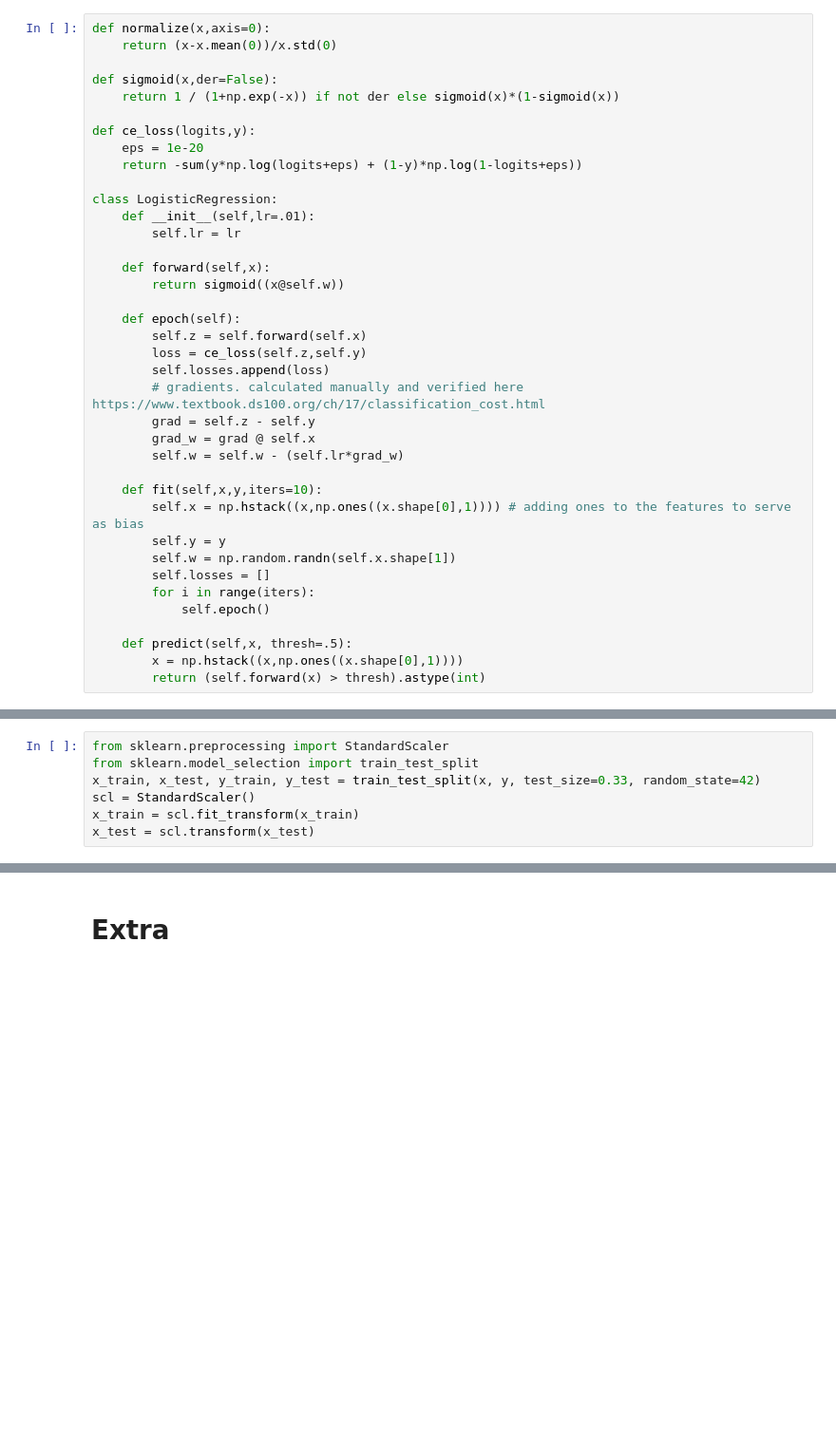
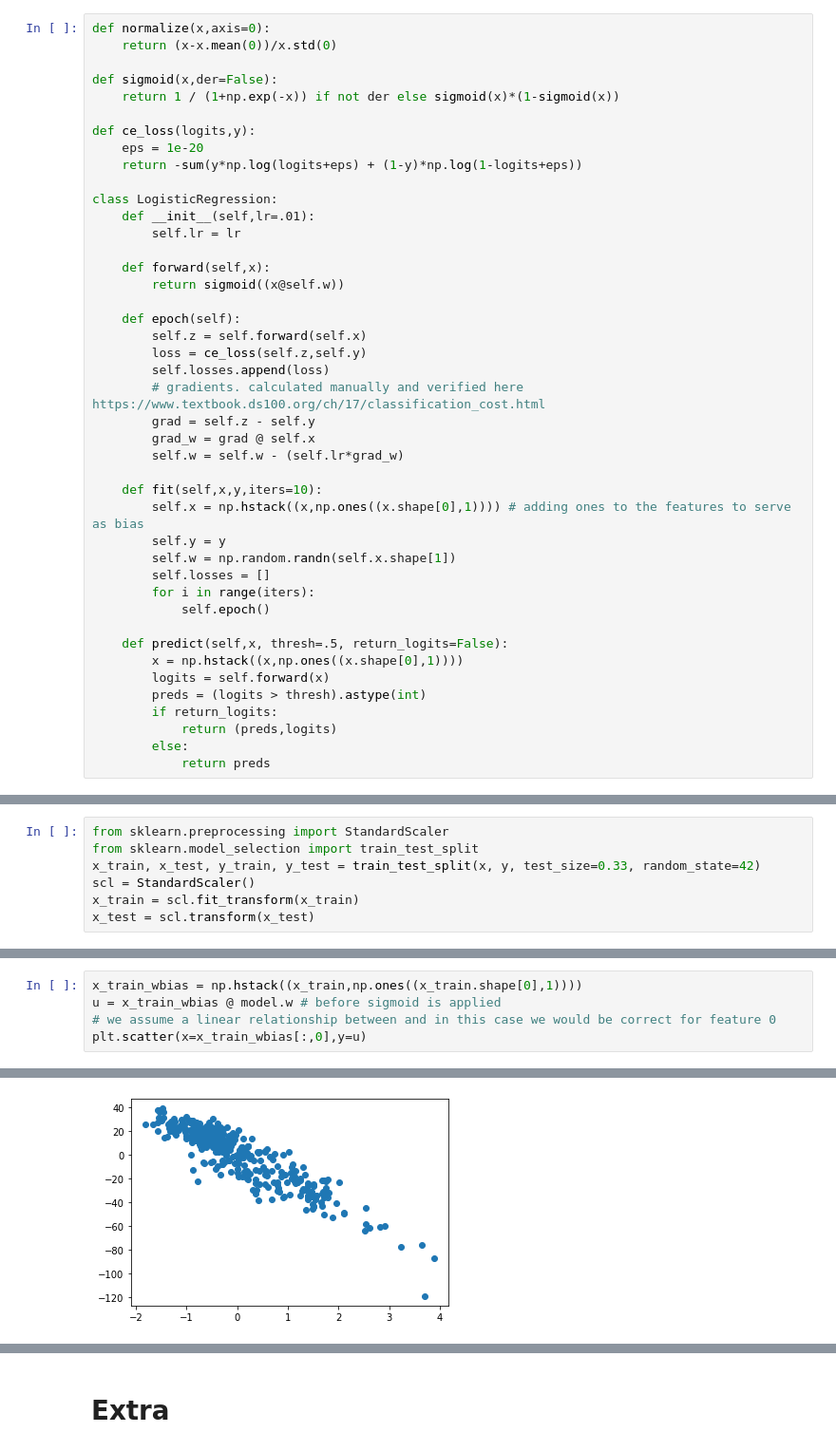
Before and after one commit to devkosal/code_challenges, a Jupyter notebook: logistic_regression.ipynb, the cells around one changed output, grey strips where cells are left out. Shown at 95% size. Saved outputs shown, nothing was run; the diff lists cells and outputs as text; blank space fills up the shorter version.

```diff
--- a/logistic_regression.ipynb
+++ b/logistic_regression.ipynb
@@ -41,9 +43,14 @@ class LogisticRegression:
         for i in range(iters):
             self.epoch()
 
-    def predict(self,x, thresh=.5):
+    def predict(self,x, thresh=.5, return_logits=False):
         x = np.hstack((x,np.ones((x.shape[0],1))))
-        return (self.forward(x) > thresh).astype(int)
+        logits = self.forward(x)
+        preds = (logits > thresh).astype(int)
+        if return_logits:
+            return (preds,logits)
+        else:
+            return preds
 # %%
 x,y = load_breast_cancer(return_X_y=True)
 # %%
@@ -112,0 +91,6 @@ valid accuracy: 0.9840425531914894
+# %%
+x_train_wbias = np.hstack((x_train,np.ones((x_train.shape[0],1))))
+u = x_train_wbias @ model.w # before sigmoid is applied
+# we assume a linear relationship between and in this case we would be correct for feature 0
+plt.scatter(x=x_train_wbias[:,0],y=u)
+# %% [output]
@@ -112,0 +98 @@ valid accuracy: 0.9840425531914894
+[figure, added]
```
Also changed, not shown: parts of 19 cells of this notebook, 26 other files.
